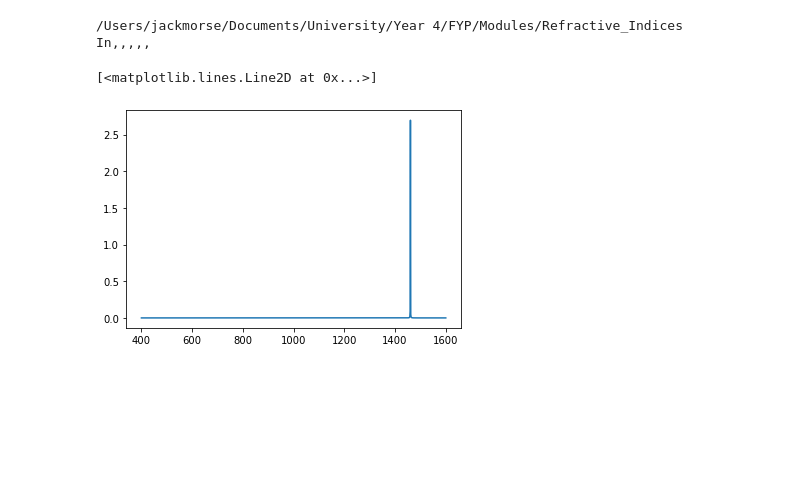
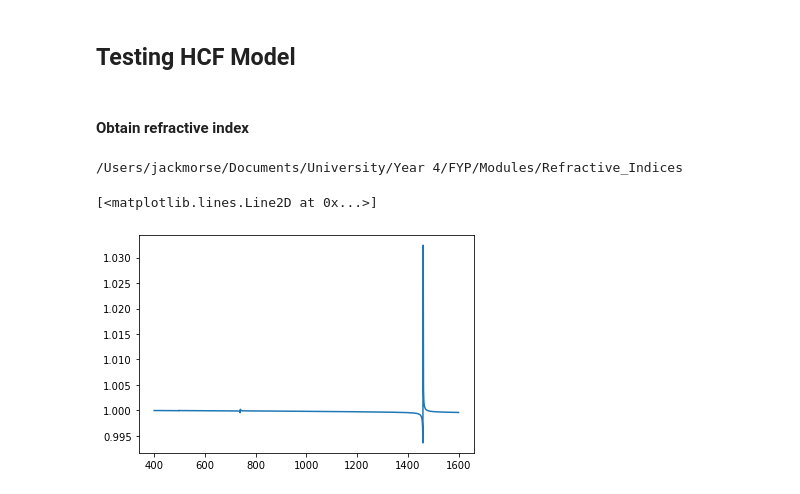
Before and after one commit to jmorse2020/Physics-FYP, a Jupyter notebook: Modelling-tests.ipynb, the cells around one changed output. Saved outputs shown, nothing was run; the diff lists cells and outputs as text; code cells hidden in the pictures; blank space fills up the shorter version.

```diff
--- a/Modelling-tests.ipynb
+++ b/Modelling-tests.ipynb
@@ -4,24 +1,25 @@ ModuleNotFoundError: No module named 'Modules'
+# %% [markdown]
+## Testing HCF Model
+# %% [markdown]
+#### Obtain refractive index
 # %%
 import os
+import sys
 
-# Get the current working directory
 current_directory = os.getcwd()
-
-# Remove the last directory from the path
 parent_directory = os.path.dirname(current_directory)
 add_to_path = os.path.join(parent_directory, "Modules/Refractive_Indices")
 os.listdir(parent_directory)
 print(add_to_path)
 sys.path.append(add_to_path)
 import RefractiveIndexClass
 import numpy as np
+import matplotlib.pyplot as plt
+
 wavelengths = np.linspace(400, 1600, 1000)
-# RefractiveIndexClass.HCF._find_bessel_zero(1, 1.0)
-index = RefractiveIndexClass.RefractiveIndex.HCF(wavelengths=wavelengths, part="im")
-import matplotlib.pyplot as plt
+index = RefractiveIndexClass.RefractiveIndex.HCF(wavelengths=wavelengths, part="R")
 plt.plot(wavelengths, index)
 # %% [output]
 /Users/jackmorse/Documents/University/Year 4/FYP/Modules/Refractive_Indices
-In,,,,,
 [<matplotlib.lines.Line2D at 0x...>]
-[figure, old version]
+[figure, new version]
```
Also changed, not shown: parts of 5 cells of this notebook.
